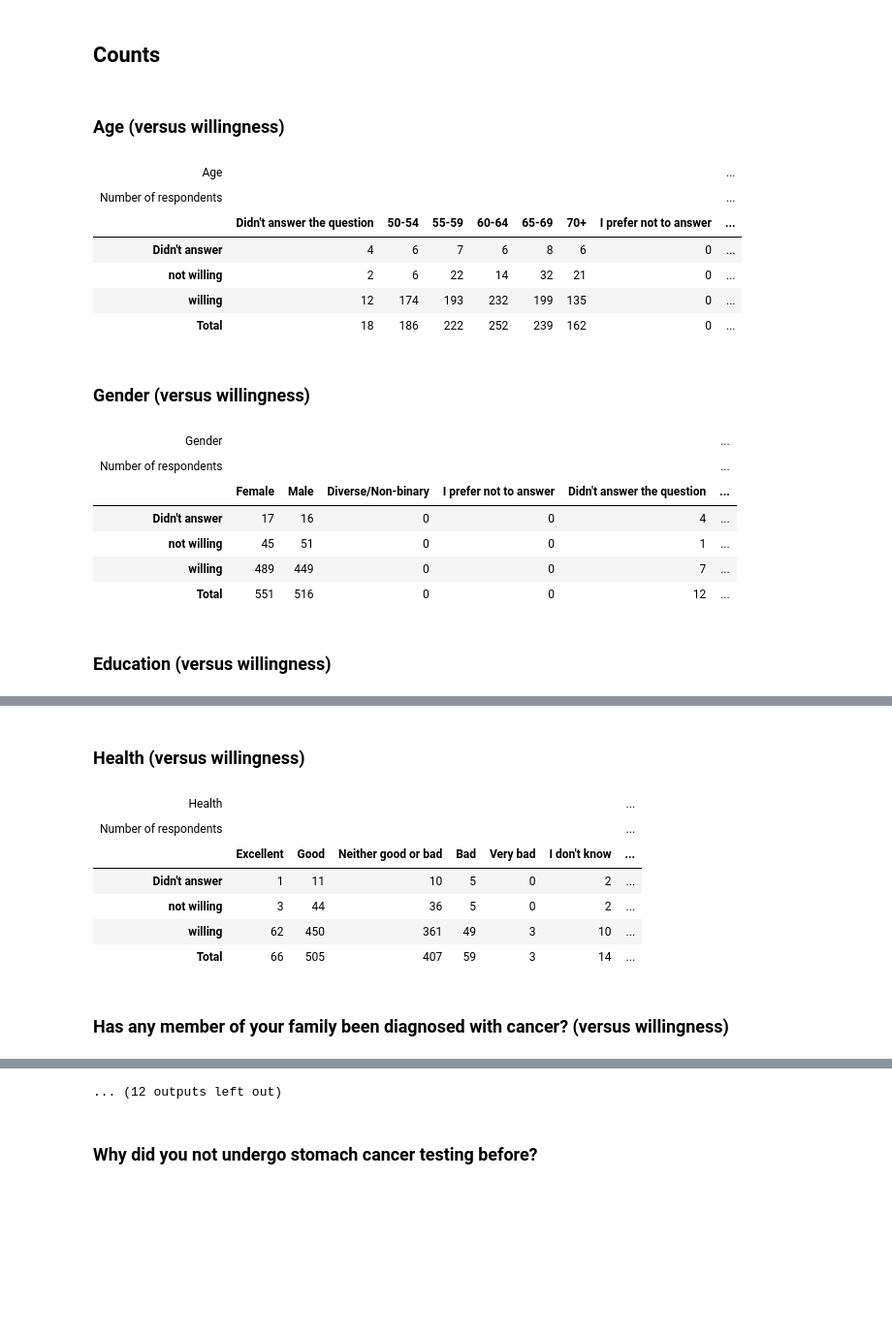
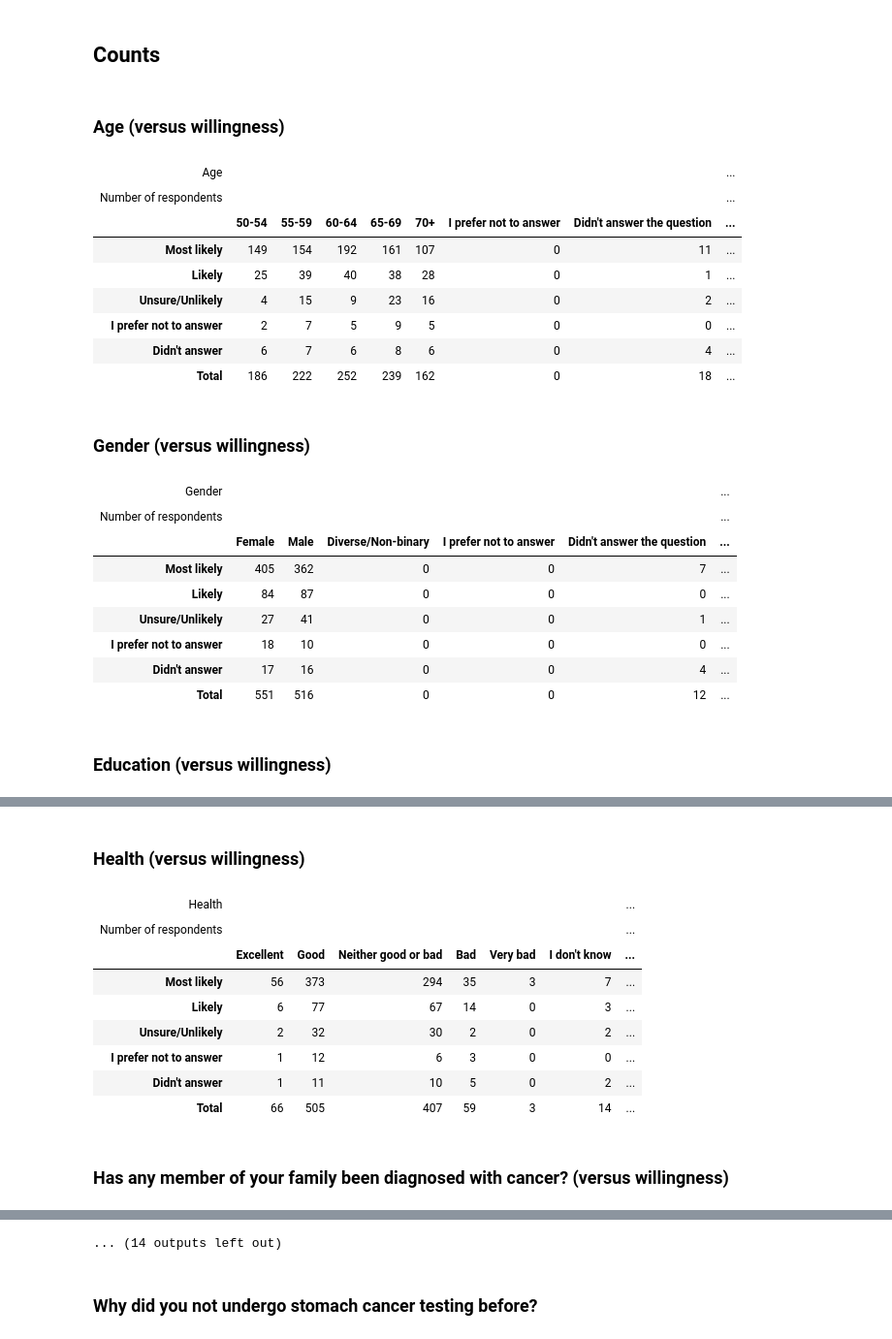
Before and after one commit to omesalles/togas, a Jupyter notebook: scripts/descriptive-participants-answers.ipynb, the cells around one changed output, grey strips where cells are left out. Shown at 97% size. Saved outputs shown, nothing was run; the diff lists cells and outputs as text; code cells hidden in the pictures; blank space fills up the shorter version.

```diff
--- a/scripts/descriptive-participants-answers.ipynb
+++ b/scripts/descriptive-participants-answers.ipynb
@@ -36,9 +36,9 @@ categorical_fields = c("Gender"="gender",
                        "Are you aware of the possible consequences of H. pylori infection?"="awareness_pilory",
                        "Have you ever been tested for H. pylori before participating in this study?"="prior_pilory",
                        "Enough information about undergoing testing procedure"="info_testing_procedure",
-                       "Enough information about the necessity of a UBT"="info_urea_test",
-                       "Enough information about the necessity of a follow up UBT"="info_followup",
-                       "Enough information about the necessity of further treatment"="info_further_treatment",
+                       "Enough information about the necessity of a UBT in case of +"="info_urea_test",
+                       "Enough information about the necessity of a follow up UBT if not cured"="info_followup",
+                       "Enough information about the necessity of further treatment if both ineffective"="info_further_treatment",
                        "How do you qualify all information "="quality_info",
                        "How did you find the explanation of the findings?"="postblood_test_explanation",
                        "Was your blood test positive?"="blood_test_result",
@@ -70,7 +70,7 @@ for (heading in names(categorical_fields)) {
   #      )
   #  )
   #)
-  gt_table <- df1 |> gt_two_way("willingness_bin", variable, the_title=heading)
+  gt_table <- df1 |> gt_two_way("willingness", variable, the_title=heading)
   IRdisplay::display_html(gt::as_raw_html(gt_table))
 }
 # %% [output]
@@ -338,48 +350,53 @@ categorical_fields = c("Age"="age",
                        "Has any member of your family been diagnosed with cancer?"="family_history",
                        "Do you know any of the risk factors and warning symptoms of stomach cancer?"="awareness_GC",
                        "Have you had an upper endoscopy to checkup your stomach (camera test of the stomach) before?"="prior_endoscopy",
+                       "Have you ever been tested for stomach cancer?"="prior_GC_testing",
                        "Did you receive enough information about undergoing two procedures (endoscopy and colonoscopy) in the same session?"="info_testing_procedure",
                        "How do you qualify all information (written or verbally) provided before upper endoscopy and colonoscopy?"="quality_info",
                        "After the performed procedures, how did you find the explanation of the procedures and the findings?"="treatment_explanation_findings",
                        "Did you experience pain/discomfort after the upper endoscopy and colonoscopy?"="experience_treatment_procedure",
                        "If there is a need for additional treatment or tests and follow-up analysis after the upper endoscopy, would you be willing to undergo them?"="willing_formore_tests")
 
 for (heading in names(categorical_fields)) {
   variable <- categorical_fields[[heading]]
   # Display heading
   IRdisplay::display_markdown(
     paste0("### ", heading, "  (versus willingness)")
   )
   # Generate and display frequency table
   #table <-  df2 |> janitor_table("willingness_bin", variable) |>  janitor::adorn_totals("col")
   #IRdisplay::display_html(
   #  as.character(
   #      knitr::kable(
   #        table,
   #        format = "html",
   #        align = "lrr"
   #      )
   #  )
   #)
-  gt_table <- df2 |> gt_two_way("willingness_bin", variable, the_title=heading)
+  gt_table <- df2 |> gt_two_way("willingness", variable, the_title=heading)
   IRdisplay::display_html(gt::as_raw_html(gt_table))
 }
 # %% [output]
 ### Age  (versus willingness)
 | Age |  |  |  |  |  |  |  | ... |
 | Number of respondents |  |  |  |  |  |  |  | ... |
-|  | Didn't answer the question | 50-54 | 55-59 | 60-64 | 65-69 | 70+ | I prefer not to answer | ... |
-| Didn't answer | 4 | 6 | 7 | 6 | 8 | 6 | 0 | ... |
-| not willing | 2 | 6 | 22 | 14 | 32 | 21 | 0 | ... |
-| willing | 12 | 174 | 193 | 232 | 199 | 135 | 0 | ... |
-| Total | 18 | 186 | 222 | 252 | 239 | 162 | 0 | ... |
+|  | 50-54 | 55-59 | 60-64 | 65-69 | 70+ | I prefer not to answer | Didn't answer the question | ... |
+| Most likely | 149 | 154 | 192 | 161 | 107 | 0 | 11 | ... |
+| Likely | 25 | 39 | 40 | 38 | 28 | 0 | 1 | ... |
+| Unsure/Unlikely | 4 | 15 | 9 | 23 | 16 | 0 | 2 | ... |
+| I prefer not to answer | 2 | 7 | 5 | 9 | 5 | 0 | 0 | ... |
+| Didn't answer | 6 | 7 | 6 | 8 | 6 | 0 | 4 | ... |
+| Total | 186 | 222 | 252 | 239 | 162 | 0 | 18 | ... |
 ### Gender  (versus willingness)
 | Gender |  |  |  |  |  | ... |
 | Number of respondents |  |  |  |  |  | ... |
 |  | Female | Male | Diverse/Non-binary | I prefer not to answer | Didn't answer the question | ... |
+| Most likely | 405 | 362 | 0 | 0 | 7 | ... |
+| Likely | 84 | 87 | 0 | 0 | 0 | ... |
+| Unsure/Unlikely | 27 | 41 | 0 | 0 | 1 | ... |
+| I prefer not to answer | 18 | 10 | 0 | 0 | 0 | ... |
 | Didn't answer | 17 | 16 | 0 | 0 | 4 | ... |
-| not willing | 45 | 51 | 0 | 0 | 1 | ... |
-| willing | 489 | 449 | 0 | 0 | 7 | ... |
 | Total | 551 | 516 | 0 | 0 | 12 | ... |
 ### Education  (versus willingness)
 | Education |  |  |  |  | ... |
@@ -393,9 +412,11 @@ for (heading in names(categorical_fields)) {
 | Health |  |  |  |  |  |  | ... |
 | Number of respondents |  |  |  |  |  |  | ... |
 |  | Excellent | Good | Neither good or bad | Bad | Very bad | I don't know | ... |
+| Most likely | 56 | 373 | 294 | 35 | 3 | 7 | ... |
+| Likely | 6 | 77 | 67 | 14 | 0 | 3 | ... |
+| Unsure/Unlikely | 2 | 32 | 30 | 2 | 0 | 2 | ... |
+| I prefer not to answer | 1 | 12 | 6 | 3 | 0 | 0 | ... |
 | Didn't answer | 1 | 11 | 10 | 5 | 0 | 2 | ... |
-| not willing | 3 | 44 | 36 | 5 | 0 | 2 | ... |
-| willing | 62 | 450 | 361 | 49 | 3 | 10 | ... |
 | Total | 66 | 505 | 407 | 59 | 3 | 14 | ... |
 ### Has any member of your family been diagnosed with cancer?  (versus willingness)
 | Has any member of your family bee... |  |  |  |  |  |  |
@@ -415,5 +440,5 @@ for (heading in names(categorical_fields)) {
 | Total | 581 | 198 | 279 | 5 | 16 | 1,079 |
-... (12 outputs left out)
+... (14 outputs left out)
 # %%
 # Source column names
 variables <- c(paste0("G03Q15_SQ", sprintf("%03d", 1:5)), "G03Q15_other")
```
Also changed, not shown: parts of 2 cells of this notebook, 2 other files.
